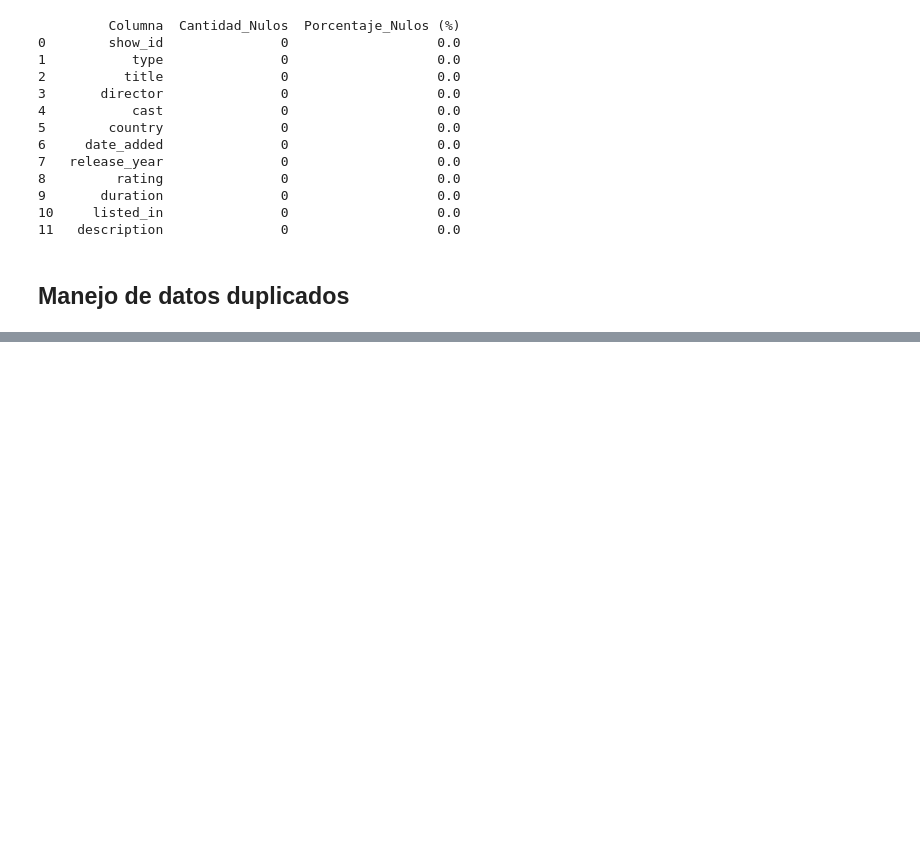
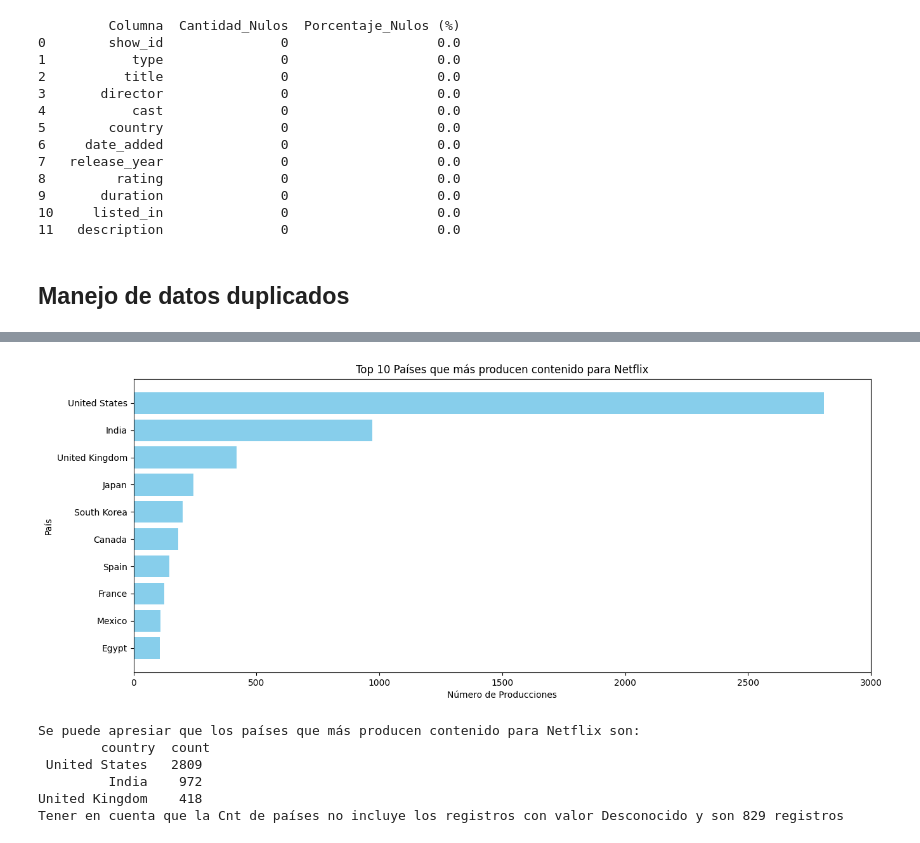
Before and after one commit to anton613/Proyecto_Data_Analisis_Series_Peliculas_Netflix, a Jupyter notebook: NoteBook/analisis.ipynb, the cells around one changed output, grey strips where cells are left out. Cells and saved outputs as stored; diff of their text form; code cells hidden in the pictures; blank space fills up the shorter version.

```diff
--- a/NoteBook/analisis.ipynb
+++ b/NoteBook/analisis.ipynb
@@ -166,0 +190,20 @@ No hay registros duplicados en la columna 'show_id'
+# %%
+# Visualización: Evolución de la Cantidad de Productos Añadidos por Tipo y Año
+countries_produce_more= df[df['country']!= 'Desconocido'].value_counts('country').head(10).sort_values(ascending=True)
+fig, ax = plt.subplots(figsize=(15,6))
+ax.barh(countries_produce_more.index, countries_produce_more.values, color='skyblue')
+ax.set_title("Top 10 Países que más producen contenido para Netflix")
+ax.set_xlabel("Número de Producciones")
+ax.set_ylabel("País")
+plt.xlim(0,3000)
+plt.show()
+print(f'Se puede apresiar que los países que más producen contenido para Netflix son:\n {countries_produce_more.tail(3).to_frame().reset_index().sort_values(by='count',ascending=False).to_string(index=False)}')
+print(f'Tener en cuenta que la Cnt de países no incluye los registros con valor Desconocido y son {df[df["country"]== "Desconocido"].shape[0]} registros')
+# %% [output]
+[figure, added]
+Se puede apresiar que los países que más producen contenido para Netflix son:
+        country  count
+ United States   2809
+         India    972
+United Kingdom    418
+Tener en cuenta que la Cnt de países no incluye los registros con valor Desconocido y son 829 registros
```
Also changed, not shown: parts of 8 cells of this notebook.
